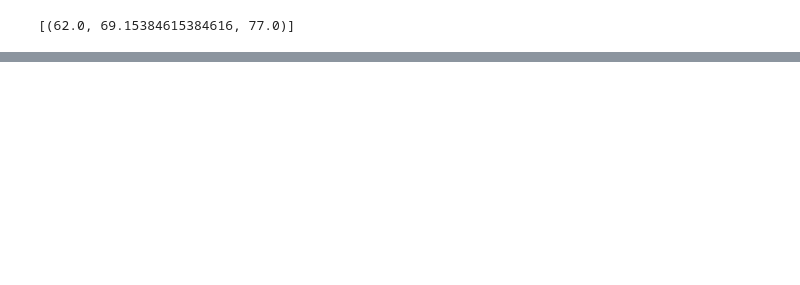
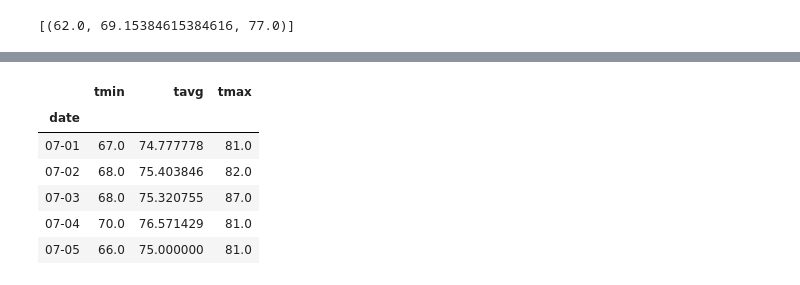
Before and after one commit to DenebAguirre/SQLAlchemy-challenge, a Jupyter notebook: climate_starter.ipynb, the cells around one changed output, grey strips where cells are left out. Saved outputs shown, nothing was run; the diff lists cells and outputs as text; code cells hidden in the pictures; blank space fills up the shorter version.

```diff
--- a/climate_starter.ipynb
+++ b/climate_starter.ipynb
@@ -269,4 +335,16 @@ daily_normals("01-01")
 # %%
 # Load the previous query results into a Pandas DataFrame and add the `trip_dates` range as the `date` index
+trip = pd.DataFrame (normals, columns = ["tmin", 'tavg', 'tmax'])
+trip['date'] = trip_dates
+trip.set_index('date', inplace=True)
+trip.head()
+# %% [output]
+|  | tmin | tavg | tmax |
+| date |  |  |  |
+| 07-01 | 67.0 | 74.777778 | 81.0 |
+| 07-02 | 68.0 | 75.403846 | 82.0 |
+| 07-03 | 68.0 | 75.320755 | 87.0 |
+| 07-04 | 70.0 | 76.571429 | 81.0 |
+| 07-05 | 66.0 | 75.000000 | 81.0 |
 # %%
 # Plot the daily normals as an area plot with `stacked=False`
```
Also changed, not shown: parts of 13 cells of this notebook.
